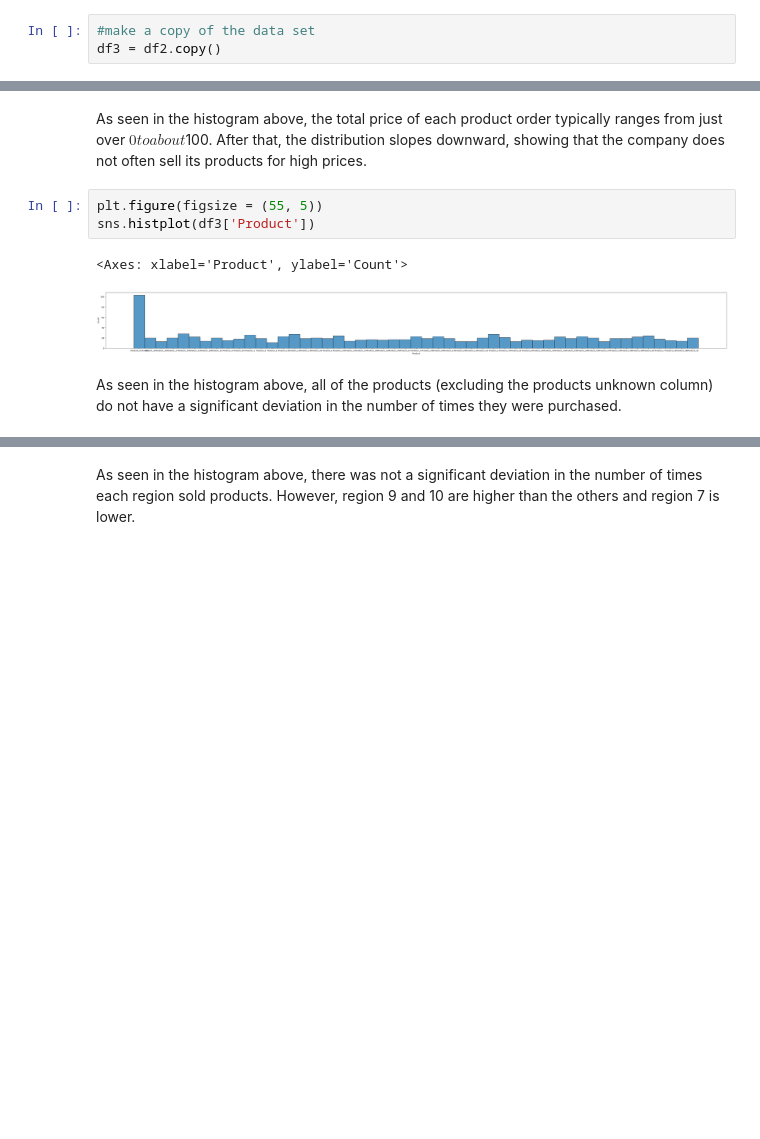
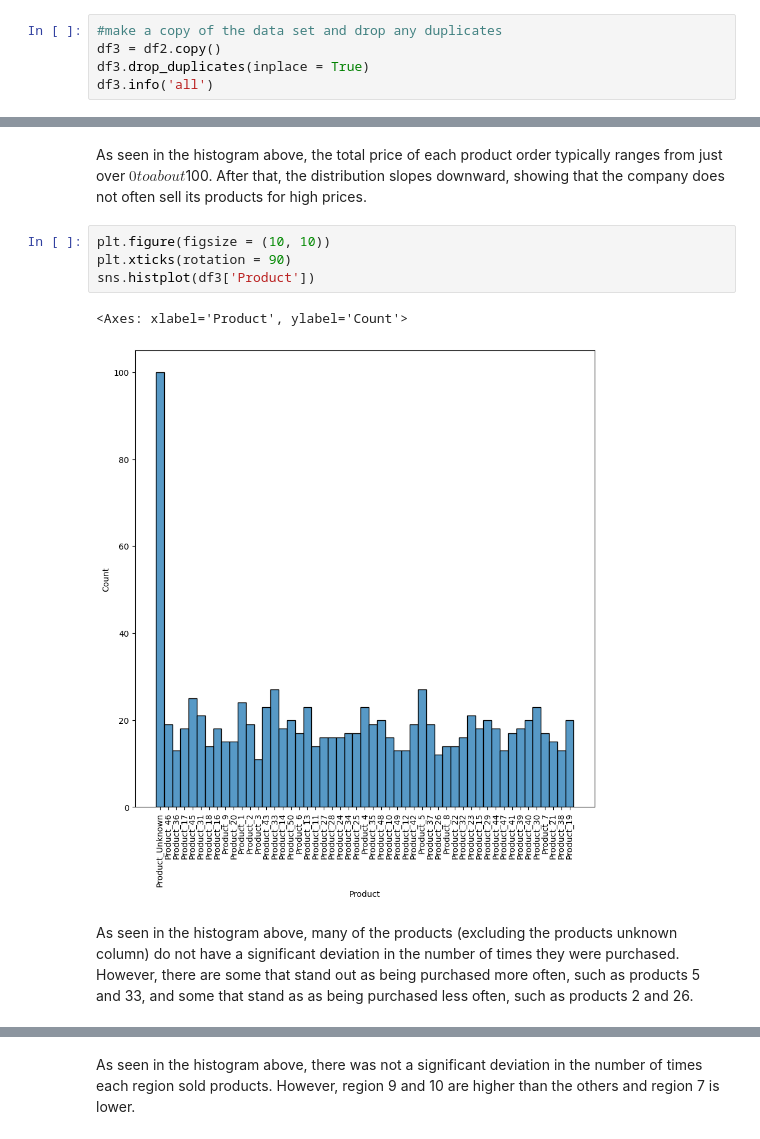
Before and after one commit to hannserr/schulich_data_science, a Jupyter notebook: Assignment_1.ipynb, the cells around one changed output, grey strips where cells are left out. Cells and saved outputs as stored; diff of their text form; blank space fills up the shorter version.

```diff
--- a/Assignment_1.ipynb
+++ b/Assignment_1.ipynb
@@ -138,5 +138,7 @@ Data columns (total 5 columns):
 dtypes: float64(2), object(3)
 memory usage: 41.1+ KB
 # %%
-#make a copy of the data set
+#make a copy of the data set and drop any duplicates
 df3 = df2.copy()
+df3.drop_duplicates(inplace = True)
+df3.info('all')
@@ -231,13 +246,14 @@ sns.histplot(df3['Total Price'])
 # %% [markdown]
 As seen in the histogram above, the total price of each product order typically ranges from just over $0 to about $100. After that, the distribution slopes downward, showing that the company does not often sell its products for high prices.
 # %%
-plt.figure(figsize = (55, 5))
+plt.figure(figsize = (10, 10))
+plt.xticks(rotation = 90)
 sns.histplot(df3['Product'])
 # %% [output]
 <Axes: xlabel='Product', ylabel='Count'>
-[figure, old version]
+[figure, new version]
 # %% [markdown]
-As seen in the histogram above, all of the products (excluding the products unknown column) do not have a significant deviation in the number of times they were purchased.
+As seen in the histogram above, many of the products (excluding the products unknown column) do not have a significant deviation in the number of times they were purchased. However, there are some that stand out as being purchased more often, such as products 5 and 33, and some that stand as as being purchased less often, such as products 2 and 26.
 # %%
 plt.figure(figsize = (15, 5))
 sns.histplot(df3['Region'])
```
Also changed, not shown: parts of 14 cells of this notebook.
